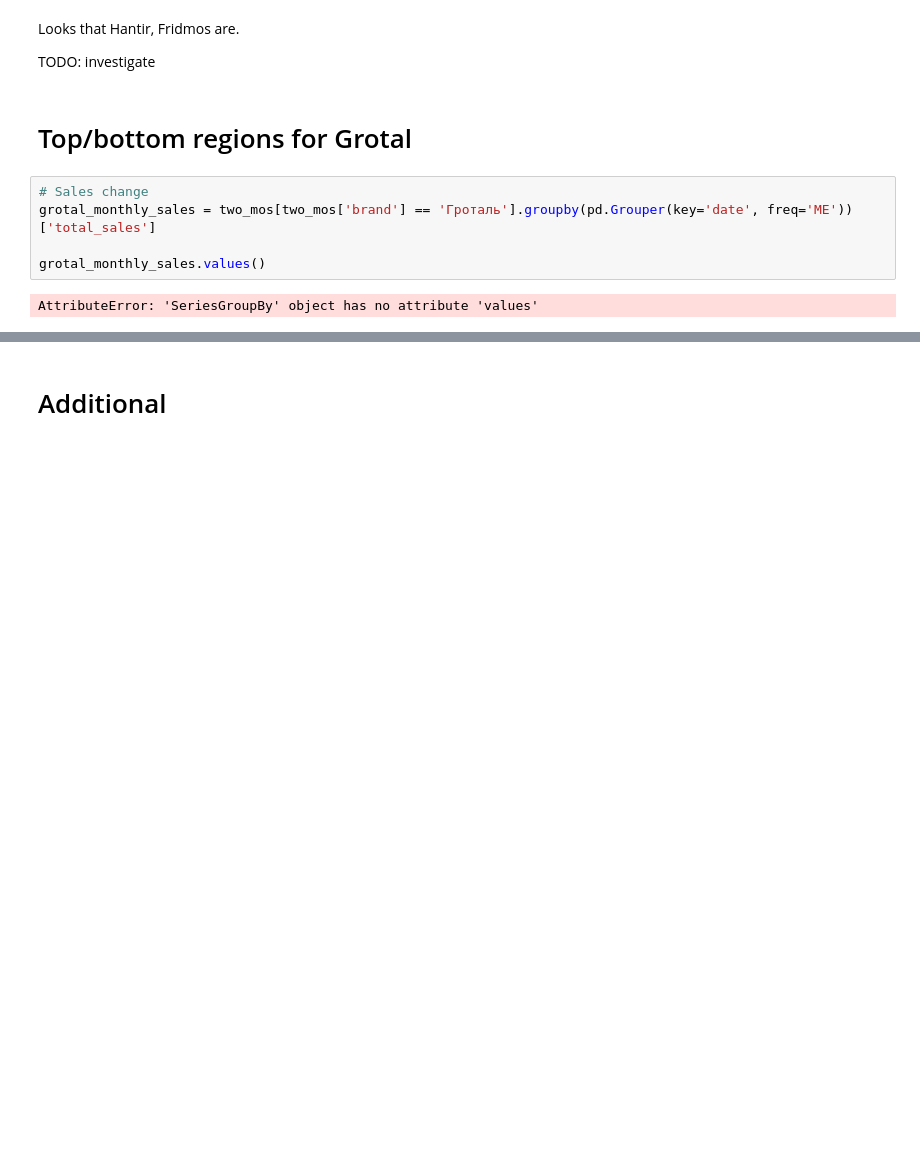
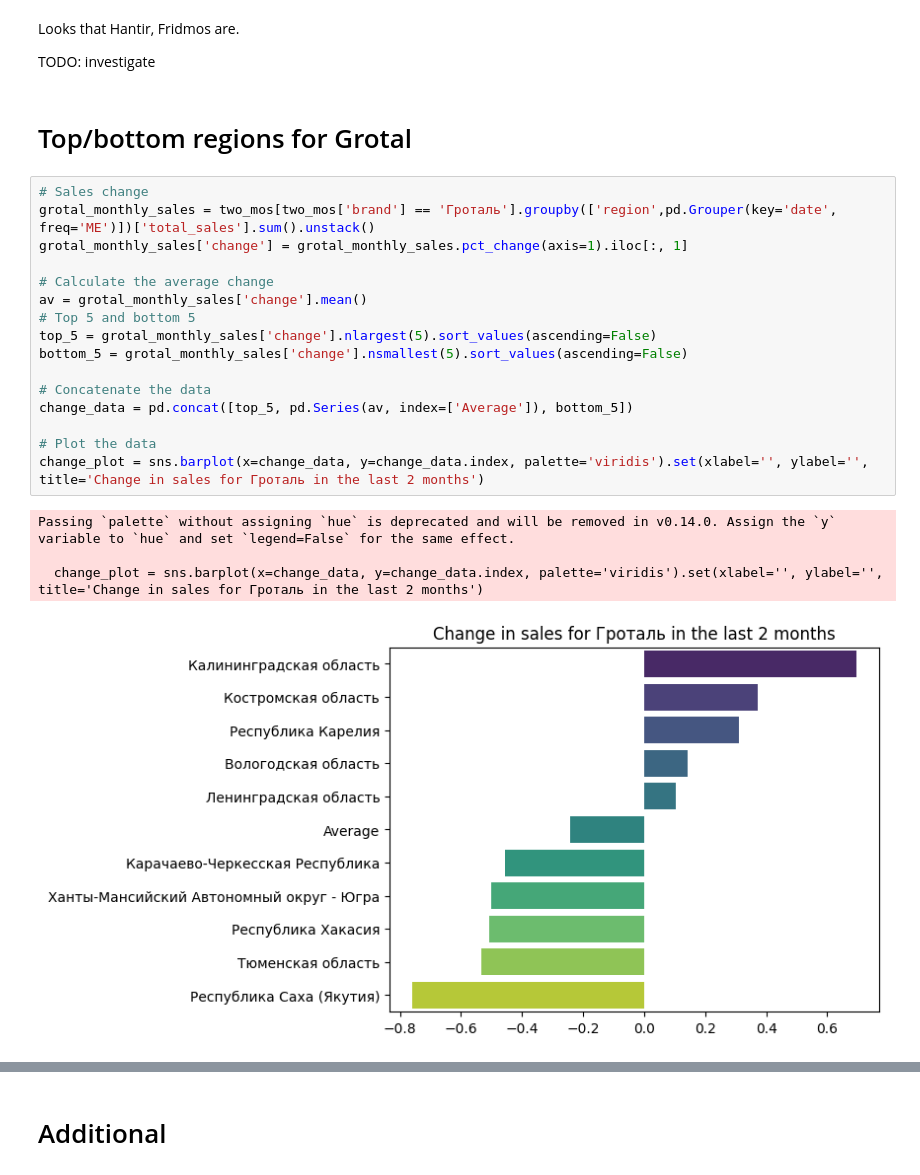
Before and after one commit to zakhar-kogan/xttr-test-brands, a Jupyter notebook: analysis.ipynb, the cells around one changed output, grey strips where cells are left out. Saved outputs shown, nothing was run; the diff lists cells and outputs as text; blank space fills up the shorter version.

```diff
--- a/analysis.ipynb
+++ b/analysis.ipynb
@@ -258,10 +254,24 @@ Looks that Hantir, Fridmos are.
 TODO: investigate
 # %% [markdown]
 # Top/bottom regions for Grotal
-# %%
-# Sales change
-grotal_monthly_sales = two_mos[two_mos['brand'] == 'Гроталь'].groupby(pd.Grouper(key='date', freq='ME'))['total_sales']
-
-grotal_monthly_sales.values()
-# %% [output]
-AttributeError: 'SeriesGroupBy' object has no attribute 'values'
+# %%
+# Sales change
+grotal_monthly_sales = two_mos[two_mos['brand'] == 'Гроталь'].groupby(['region',pd.Grouper(key='date', freq='ME')])['total_sales'].sum().unstack()
+grotal_monthly_sales['change'] = grotal_monthly_sales.pct_change(axis=1).iloc[:, 1]
+
+# Calculate the average change
+av = grotal_monthly_sales['change'].mean()
+# Top 5 and bottom 5
+top_5 = grotal_monthly_sales['change'].nlargest(5).sort_values(ascending=False)
+bottom_5 = grotal_monthly_sales['change'].nsmallest(5).sort_values(ascending=False)
+
+# Concatenate the data
+change_data = pd.concat([top_5, pd.Series(av, index=['Average']), bottom_5])
+
+# Plot the data
+change_plot = sns.barplot(x=change_data, y=change_data.index, palette='viridis').set(xlabel='', ylabel='', title='Change in sales for Гроталь in the last 2 months')
+# %% [output]
+Passing `palette` without assigning `hue` is deprecated and will be removed in v0.14.0. Assign the `y` variable to `hue` and set `legend=False` for the same effect.
+
+  change_plot = sns.barplot(x=change_data, y=change_data.index, palette='viridis').set(xlabel='', ylabel='', title='Change in sales for Гроталь in the last 2 months')
+[figure, added]
```
Also changed, not shown: parts of 3 cells of this notebook, 1 other file.
